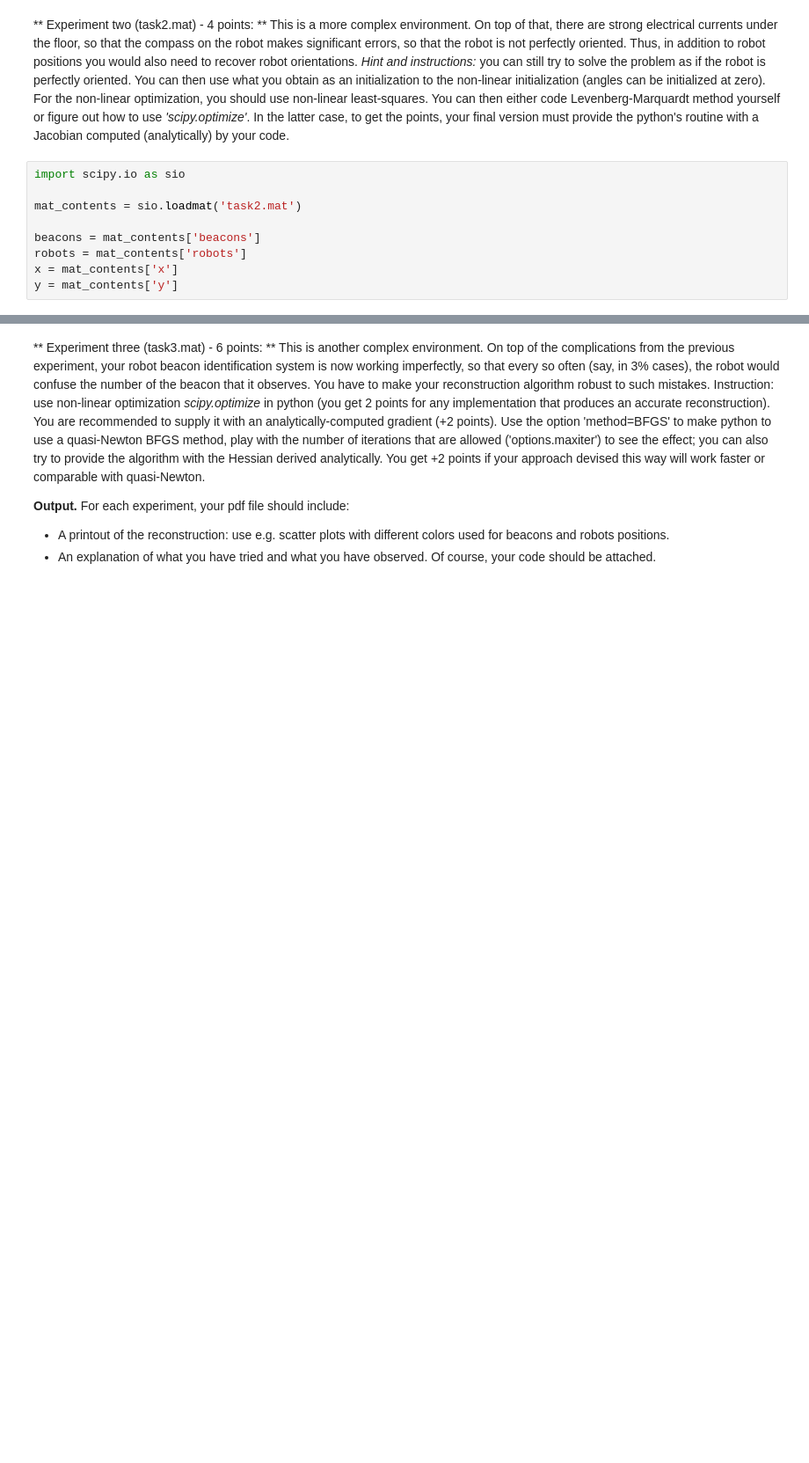
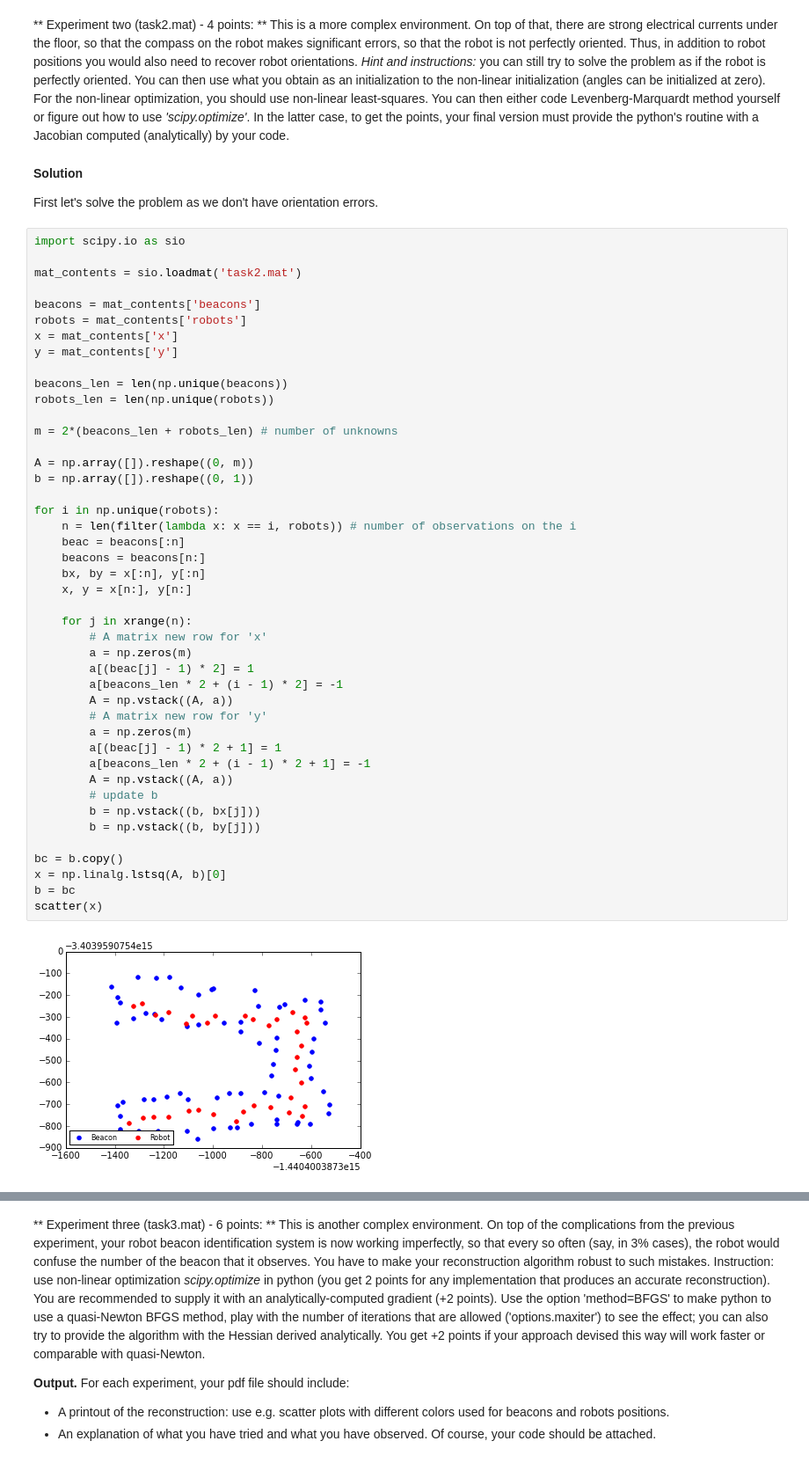
Before and after one commit to ivanovak/SK_OM2015, a Jupyter notebook: Assignment4/task.ipynb, the cells around one changed output, grey strips where cells are left out. Shown at 88% size. Cells and saved outputs as stored; diff of their text form; blank space fills up the shorter version.

```diff
--- a/Assignment4/task.ipynb
+++ b/Assignment4/task.ipynb
@@ -98,11 +100,52 @@ scatter(x)
 # %% [markdown]
 ** Experiment two (task2.mat) - 4 points: ** This is a more complex environment. On top of that, there are strong electrical currents under the floor, so that the compass on the robot makes significant errors, so that the robot is not perfectly oriented. Thus, in addition to robot positions you would also need to recover robot orientations. *Hint and instructions:* you can still try to solve the problem as if the robot is perfectly oriented. You can then use what you obtain as an initialization to the non-linear initialization (angles can be initialized at zero). For the non-linear optimization, you should use non-linear least-squares. You can then either code Levenberg-Marquardt method yourself or figure out how to use *'scipy.optimize'*. In the latter case, to get the points, your final version must provide the python's routine with a Jacobian computed (analytically) by your code.
-# %%
-import scipy.io as sio
-
-mat_contents = sio.loadmat('task2.mat')
-
-beacons = mat_contents['beacons']
-robots = mat_contents['robots']
-x = mat_contents['x']
-y = mat_contents['y']
+# %% [markdown]
+__Solution__
+
+First let's solve the problem as we don't have orientation errors.
+# %%
+import scipy.io as sio
+
+mat_contents = sio.loadmat('task2.mat')
+
+beacons = mat_contents['beacons']
+robots = mat_contents['robots']
+x = mat_contents['x']
+y = mat_contents['y']
+
+beacons_len = len(np.unique(beacons))
+robots_len = len(np.unique(robots))
+
+m = 2*(beacons_len + robots_len) # number of unknowns
+
+A = np.array([]).reshape((0, m))
+b = np.array([]).reshape((0, 1))
+
+for i in np.unique(robots):
+    n = len(filter(lambda x: x == i, robots)) # number of observations on the i
+    beac = beacons[:n]
+    beacons = beacons[n:]
+    bx, by = x[:n], y[:n]
+    x, y = x[n:], y[n:]
+
+    for j in xrange(n):
+        # A matrix new row for 'x'
+        a = np.zeros(m)
+        a[(beac[j] - 1) * 2] = 1
+        a[beacons_len * 2 + (i - 1) * 2] = -1
+        A = np.vstack((A, a))
+        # A matrix new row for 'y'
+        a = np.zeros(m)
+        a[(beac[j] - 1) * 2 + 1] = 1
+        a[beacons_len * 2 + (i - 1) * 2 + 1] = -1
+        A = np.vstack((A, a))
+        # update b
+        b = np.vstack((b, bx[j]))
+        b = np.vstack((b, by[j]))
+
+bc = b.copy()
+x = np.linalg.lstsq(A, b)[0]
+b = bc
+scatter(x)
+# %% [output]
+[figure, added]
```
Also changed, not shown: parts of 4 cells of this notebook.
